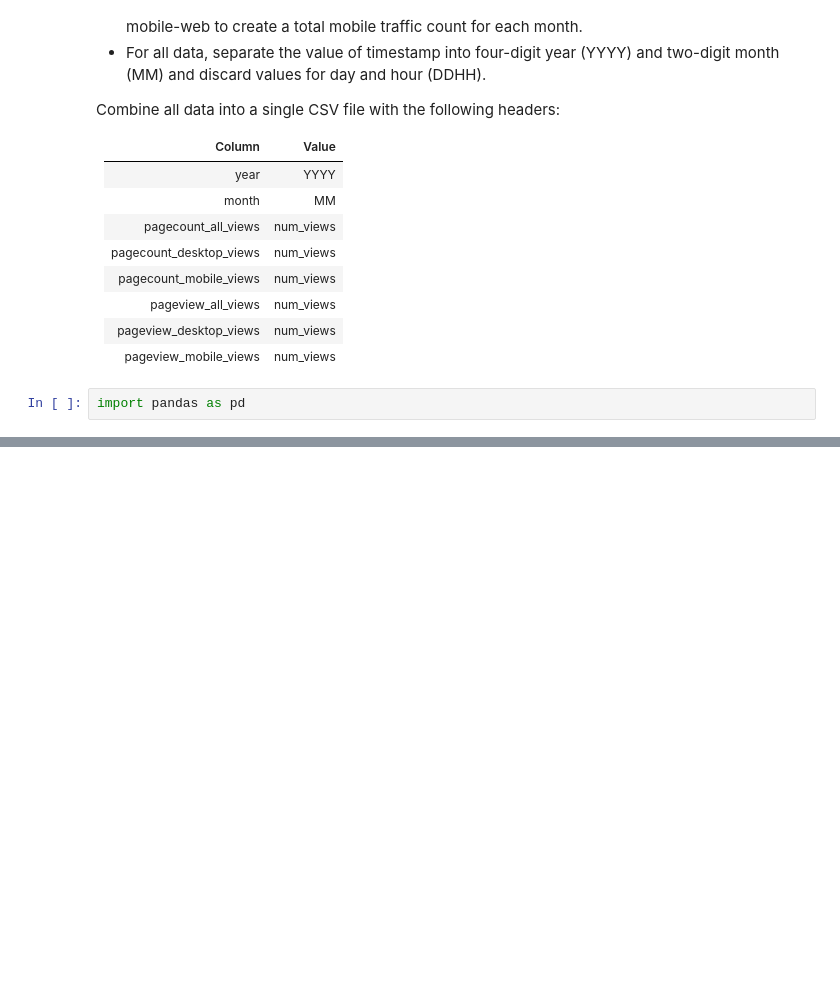
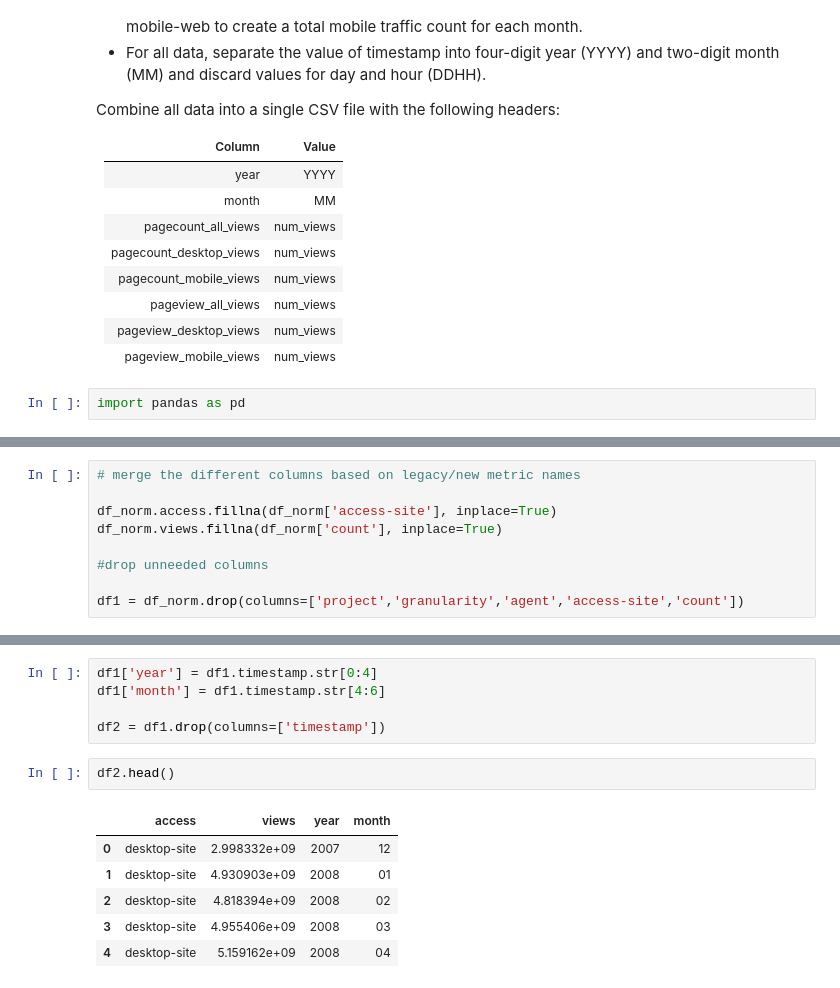
Before and after one commit to emi90/DATA512, a Jupyter notebook: A1/A1_DataCuration.ipynb, the cells around one changed output, grey strips where cells are left out. Drawn from its saved outputs; the diff is of its cells as text; blank space fills up the shorter version.

```diff
--- a/A1/A1_DataCuration.ipynb
+++ b/A1/A1_DataCuration.ipynb
@@ -233,0 +260,9 @@ ImportError: lxml not found, please install it
+# %%
+# merge the different columns based on legacy/new metric names
+
+df_norm.access.fillna(df_norm['access-site'], inplace=True)
+df_norm.views.fillna(df_norm['count'], inplace=True)
+
+#drop unneeded columns
+
+df1 = df_norm.drop(columns=['project','granularity','agent','access-site','count'])
@@ -233,0 +278,14 @@ ImportError: lxml not found, please install it
+# %%
+df1['year'] = df1.timestamp.str[0:4]
+df1['month'] = df1.timestamp.str[4:6]
+
+df2 = df1.drop(columns=['timestamp'])
+# %%
+df2.head()
+# %% [output]
+|  | access | views | year | month |
+| 0 | desktop-site | 2.998332e+09 | 2007 | 12 |
+| 1 | desktop-site | 4.930903e+09 | 2008 | 01 |
+| 2 | desktop-site | 4.818394e+09 | 2008 | 02 |
+| 3 | desktop-site | 4.955406e+09 | 2008 | 03 |
+| 4 | desktop-site | 5.159162e+09 | 2008 | 04 |
```
Also changed, not shown: parts of 4 cells of this notebook.
